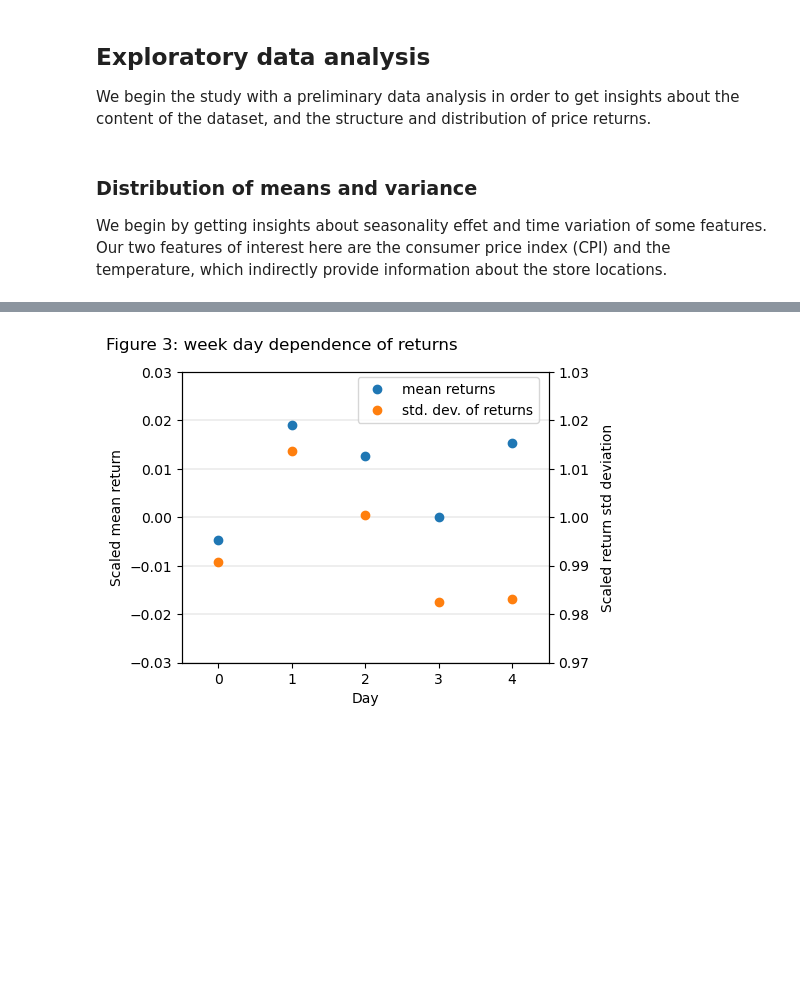
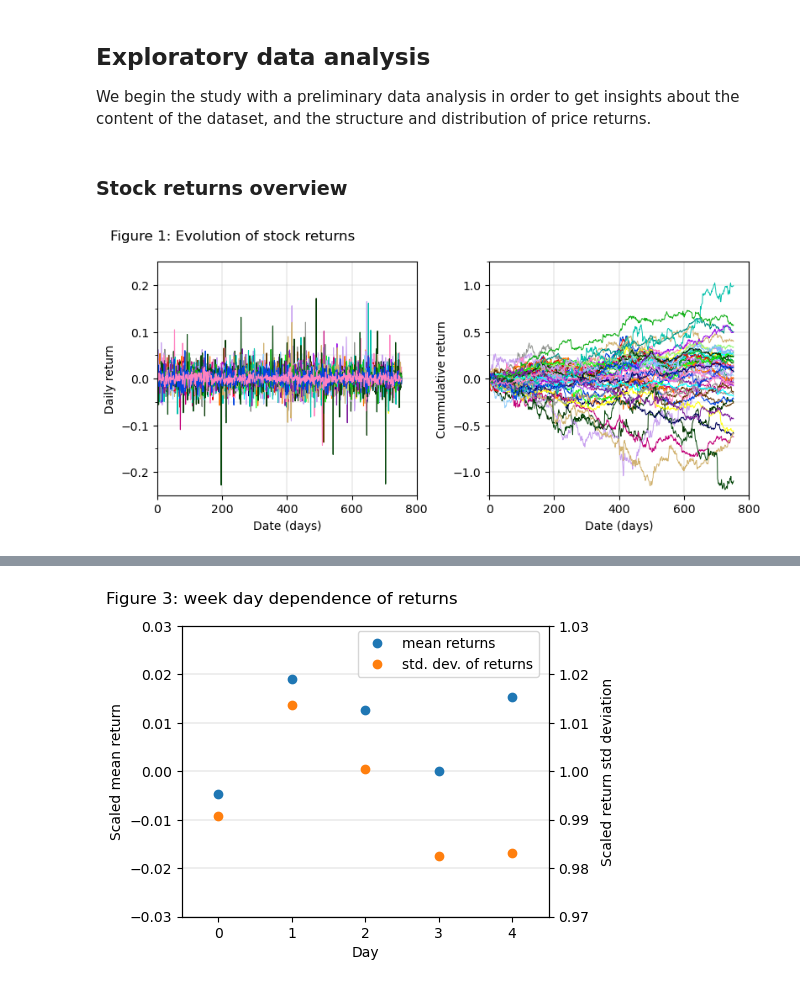
Before and after one commit to netesf13d/stock-market-returns-prediction, a Jupyter notebook: Stock_market_returns_pred.ipynb, the cells around one changed output, grey strips where cells are left out. Drawn from its saved outputs; the diff is of its cells as text; code cells hidden in the pictures; blank space fills up the shorter version.

```diff
--- a/Stock_market_returns_pred.ipynb
+++ b/Stock_market_returns_pred.ipynb
@@ -71,4 +74,45 @@ stock_returns = np.loadtxt('./X_train_YG7NZSq.csv', delimiter=',', skiprows=1)[:
-# %% [markdown]
-### Distribution of means and variance
-
-We begin by getting insights about seasonality effet and time variation of some features. Our two features of interest here are the consumer price index (CPI) and the temperature, which indirectly provide information about the store locations.
+# %% [markdown]
+### Stock returns overview
+# %%
+COLORS = [
+    '#7e1e9c', '#15b01a', '#0343df', '#ff81c0', '#653700', '#e50000',
+    '#95d0fc', '#029386', '#f97306', '#96f97b', '#c20078', '#ffff14',
+    '#75bbfd', '#929591', '#0cff0c', '#bf77f6', '#9a0eea', '#033500',
+    '#06c2ac', '#c79fef', '#00035b', '#d1b26f', '#00ffff', '#06470c',
+    ]
+
+
+fig1, axs1 = plt.subplots(
+    nrows=1, ncols=2, sharey=False, figsize=(8, 3.8), dpi=100,
+    gridspec_kw={'left': 0.09, 'right': 0.97, 'top': 0.88, 'bottom': 0.15, 'wspace': 0.28})
+fig1.suptitle("Figure 1: Evolution of stock returns",
+              x=0.02, ha='left')
+
+# Returns
+for i, sr in enumerate(stock_returns):
+    axs1[0].plot(sr, linewidth=0.8, color=COLORS[(i+2)%24])
+
+axs1[0].set_xlim(0, 800)
+axs1[0].set_xlabel('Date (days)')
+axs1[0].set_ylim(-0.25, 0.25)
+axs1[0].set_yticks([-0.15, -0.05, 0.05, 0.15], minor=True)
+axs1[0].set_ylabel('Daily return')
+axs1[0].grid(visible=True, linewidth=0.3)
+axs1[0].grid(visible=True, which='minor', linewidth=0.2)
+
+# Cummulative returns
+for i, sr in enumerate(np.cumsum(stock_returns, axis=1)):
+    axs1[1].plot(sr, linewidth=0.7, color=COLORS[(i+2)%24])
+
+axs1[1].set_xlim(0, 800)
+axs1[1].set_xlabel('Date (days)')
+axs1[1].set_ylim(-1.25, 1.25)
+axs1[1].set_yticks([-1.25, -0.75, -0.25, 0.25, 0.75, 1.25], minor=True)
+axs1[1].set_ylabel('Cummulative return')
+axs1[1].grid(visible=True, linewidth=0.3)
+axs1[1].grid(visible=True, which='minor', linewidth=0.2)
+
+
+plt.show()
+# %% [output]
+[figure, added]
```
Also changed, not shown: parts of 45 cells of this notebook, 4 other files.
